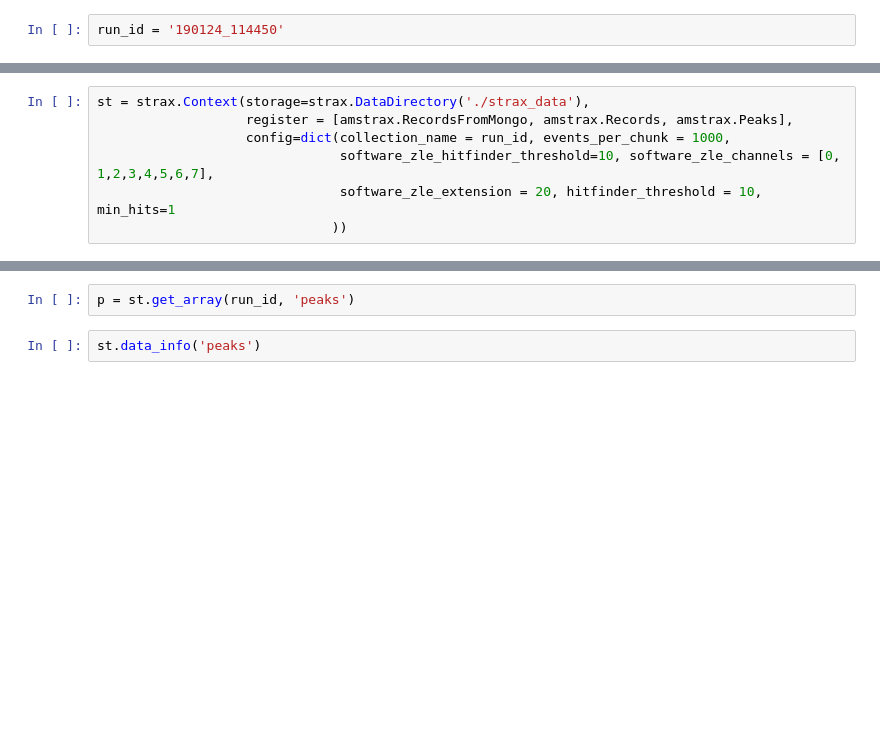
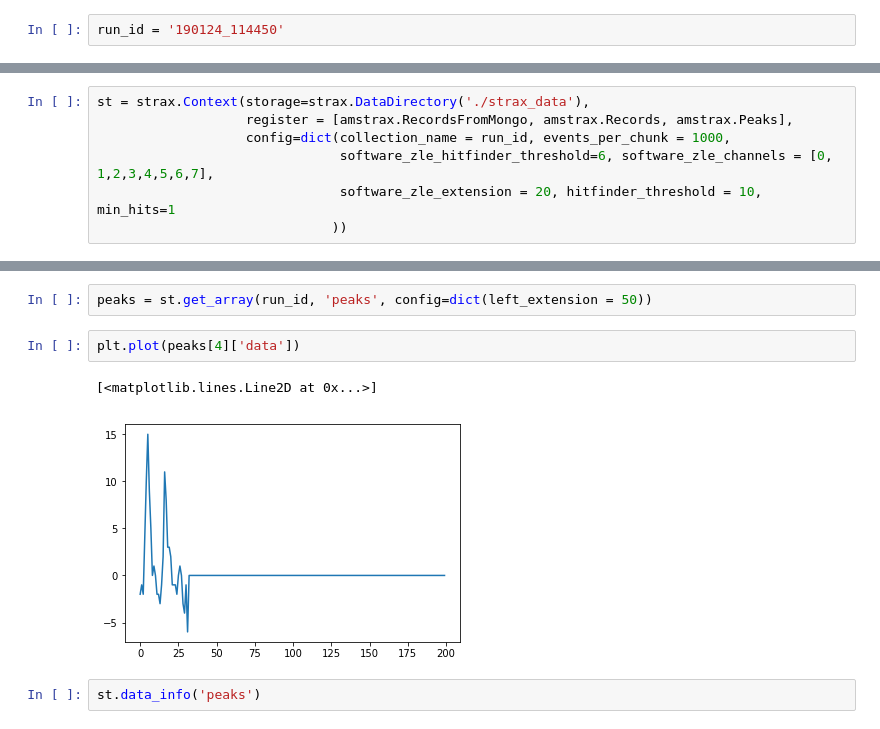
Before and after one commit to XAMS-nikhef/amstrax, a Jupyter notebook: notebooks/mongo_interface_test.ipynb, the cells around one changed output, grey strips where cells are left out. Cells and saved outputs as stored; diff of their text form; blank space fills up the shorter version.

```diff
--- a/notebooks/mongo_interface_test.ipynb
+++ b/notebooks/mongo_interface_test.ipynb
@@ -12,7 +23,7 @@ run_id = '190124_114450'
 st = strax.Context(storage=strax.DataDirectory('./strax_data'),
                    register = [amstrax.RecordsFromMongo, amstrax.Records, amstrax.Peaks],
                    config=dict(collection_name = run_id, events_per_chunk = 1000,
-                               software_zle_hitfinder_threshold=10, software_zle_channels = [0, 1,2,3,4,5,6,7],
+                               software_zle_hitfinder_threshold=6, software_zle_channels = [0, 1,2,3,4,5,6,7],
                                software_zle_extension = 20, hitfinder_threshold = 10, min_hits=1
                               ))
 # %%
@@ -28,5 +64,10 @@ st.make(run_id, 'peaks')
 # %%
-p = st.get_array(run_id, 'peaks')
+peaks = st.get_array(run_id, 'peaks', config=dict(left_extension = 50))
+# %%
+plt.plot(peaks[4]['data'])
+# %% [output]
+[<matplotlib.lines.Line2D at 0x...>]
+[figure, added]
 # %%
 st.data_info('peaks')
 # %% [output]
```
Also changed, not shown: parts of 27 cells of this notebook, 2 other files.
